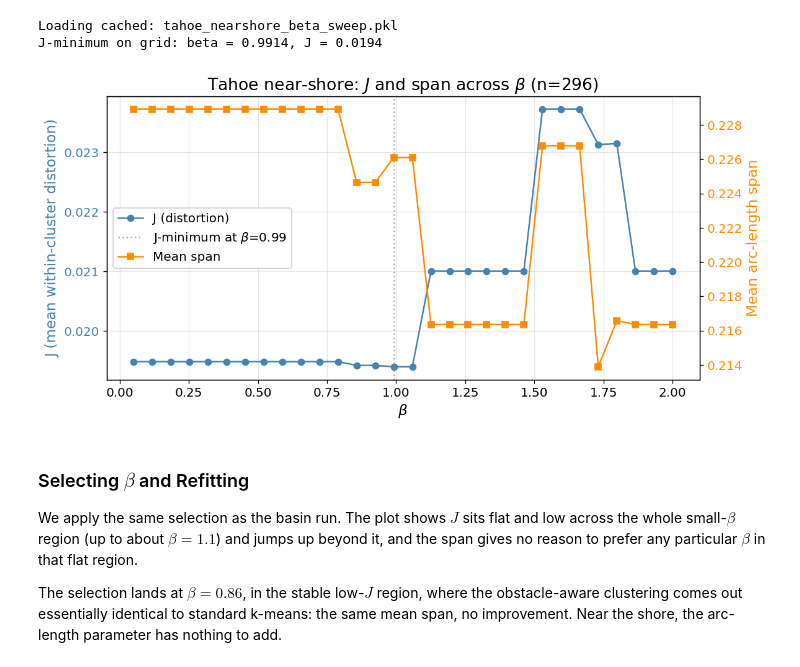
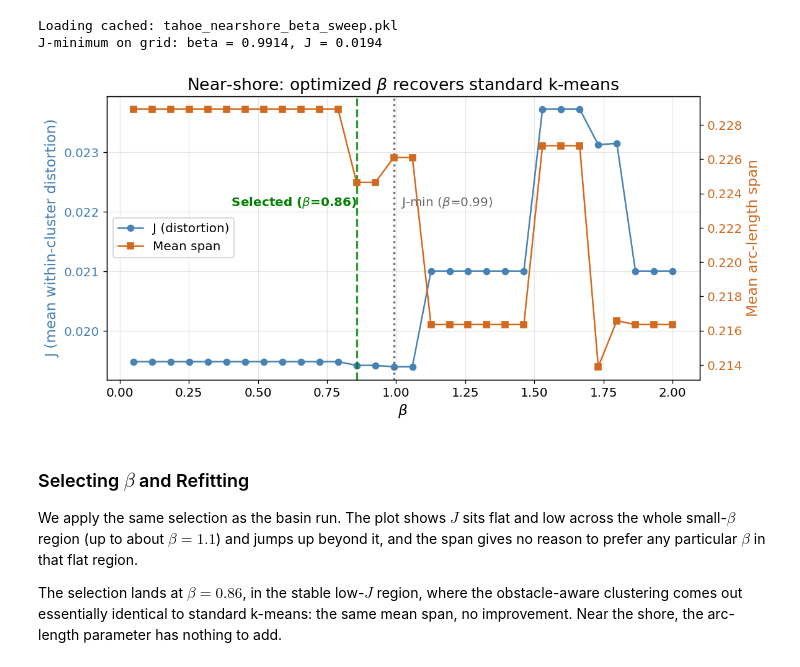
Before and after one commit to Michele-75/obstacle-aware-clustering, a Jupyter notebook: notebooks/02_tahoe_wildfires_clustered.ipynb, the cells around one changed output. Saved outputs shown, nothing was run; the diff lists cells and outputs as text; code cells hidden in the pictures.

```diff
--- a/notebooks/02_tahoe_wildfires_clustered.ipynb
+++ b/notebooks/02_tahoe_wildfires_clustered.ipynb
@@ -1004,22 +1038,19 @@ std_mean_basin = np.mean(spans_basin_std_aligned)
 rows = []
 for name, spans in basin_methods:
     mean_span = np.mean(spans)
-    # Percent change in span vs standard; negative span change = improvement,
-    # so we report improvement as a positive percent (standard is the 0% baseline).
     pct = 100 * (std_mean_basin - mean_span) / std_mean_basin
     row = {'Method': name}
     for c in range(k):
         row[f'Cluster {c+1}'] = spans[c]
-    row['Mean span'] = mean_span
-    row['vs standard'] = pct
+    # Display mena span as dimensionless and in km
+    row['Mean span'] = f'{mean_span:.4f} ({mean_span * perimeter_km:.1f} km)'
+    row['vs standard'] = f'{pct:+.1f}%'
     rows.append(row)
 
 basin_comparison = pd.DataFrame(rows).set_index('Method')
 
-# Format: spans to 4 decimals, percent with sign and 1 decimal
+# Format the per-cluster span columns
 fmt = {f'Cluster {c+1}': '{:.4f}' for c in range(k)}
-fmt['Mean span'] = '{:.4f}'
-fmt['vs standard'] = '{:+.1f}%'
 
 print(f'Lake Tahoe basin cluster spans comparison ({len(fires)} fires)')
 basin_comparison.style.format(fmt)
@@ -1182,40 +1213,52 @@ J-minimum on grid: beta = 0.9914, J = 0.0194
 # %%
 # Plot the J / span over the 30 beta grid points
 fig, ax1 = plt.subplots(figsize=(10, 5))
 
 # Left axis: objective J (within-cluster distortion)
 color_J = 'steelblue'
 ax1.plot(beta_grid_near, J_vals_near, 'o-', color=color_J, label='J (distortion)')
 ax1.set_xlabel(r'$\beta$')
 ax1.set_ylabel('J (mean within-cluster distortion)', color=color_J)
 ax1.tick_params(axis='y', labelcolor=color_J)
 
 # Right axis: mean arc-length span
 ax2 = ax1.twinx()
-color_span = 'darkorange'
+color_span = 'chocolate'
 ax2.plot(beta_grid_near, spans_by_beta_near, 's-', color=color_span,
          label='Mean span')
 ax2.set_ylabel('Mean arc-length span', color=color_span)
 ax2.tick_params(axis='y', labelcolor=color_span)
 
-# Mark the J-minimum for reference
-ax1.axvline(j_min_beta_near, color='gray', linestyle=':', alpha=0.6,
-            label=rf'J-minimum at $\beta$={j_min_beta_near:.2f}')
+# Mark the J-minimum (reference, not selected)
+ax1.axvline(j_min_beta_near, color='dimgray', linestyle=':', alpha=1.0, linewidth=2)
+# Use ax2 so the text sits on the upper twinx layer
+ax2.text(j_min_beta_near, 0.65,
+         rf'  J-min ($\beta$={j_min_beta_near:.2f})',
+         color='dimgray', fontsize=12, va='top', ha='left',
+         transform=ax2.get_xaxis_transform())
 
-ax1.set_title(rf'Tahoe near-shore: $J$ and span across $\beta$ (n={n_near})')
+# Mark the selected beta (lower span among stable low-J region)
+ax1.axvline(opt_beta_near, color='green', linestyle='--', alpha=0.8, linewidth=2)
+ax2.text(opt_beta_near, 0.65,
+         rf'  Selected ($\beta$={opt_beta_near:.2f})',
+         color='green', fontsize=12, va='top', ha='right',
+         fontweight='bold',
+         transform=ax2.get_xaxis_transform())
+
+ax1.set_title(rf'Near-shore: optimized $\beta$ recovers standard k-means')
 ax1.grid(True, alpha=0.3)
 
-# Combine legends from both axes, placed center-left and drawn on top
+# Combine legends from both axes (just J and span, no vertical-line clutter)
 lines1, labels1 = ax1.get_legend_handles_labels()
 lines2, labels2 = ax2.get_legend_handles_labels()
 leg = ax2.legend(lines1 + lines2, labels1 + labels2, loc='center left')
 leg.set_zorder(10)
 leg.get_frame().set_alpha(0.9)
 
 plt.tight_layout()
 plt.show()
 # %% [output]
-[figure, old version]
+[figure, new version]
 # %% [markdown]
 ### Selecting $\beta$ and Refitting
 
```
Also changed, not shown: parts of 10 cells of this notebook.
